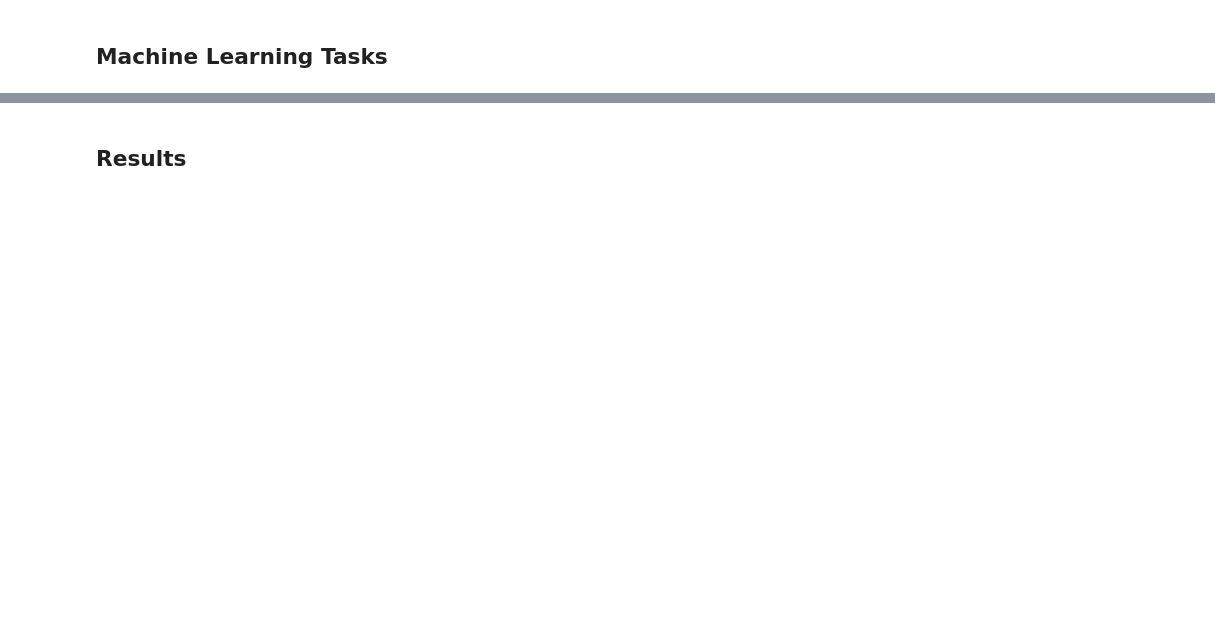
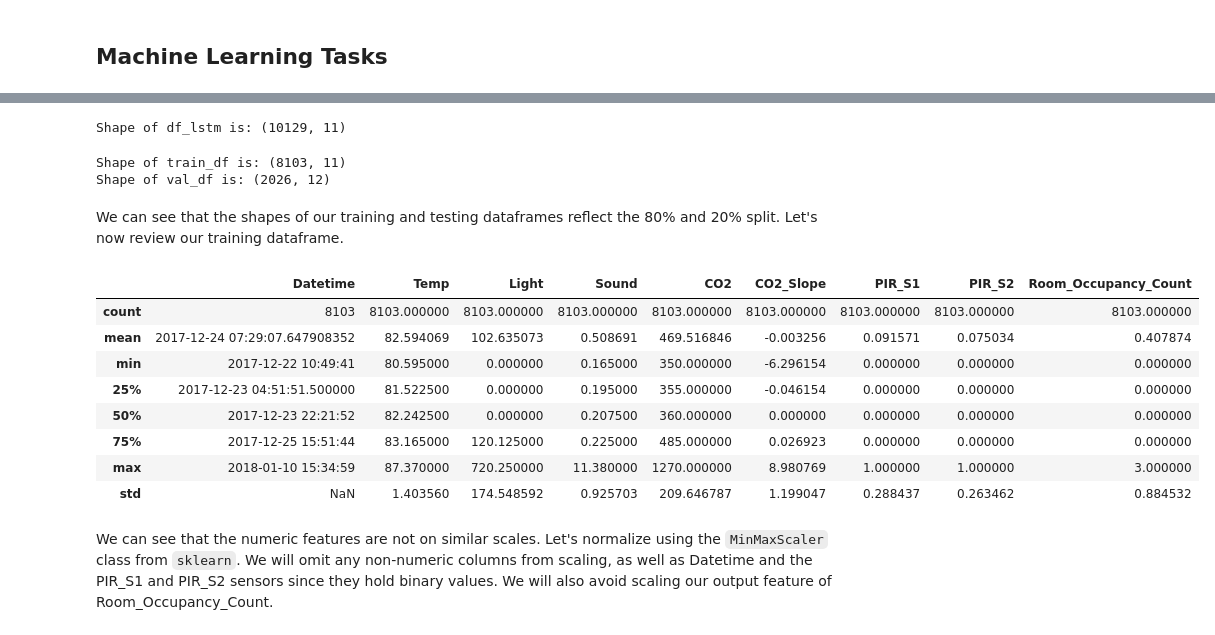
Before and after one commit to SweatyCrayfish/Room-Ocupancy-Application, a Jupyter notebook: Final Project - ML IoT Application.ipynb, the cells around one changed output, grey strips where cells are left out. Drawn from its saved outputs; the diff is of its cells as text; code cells hidden in the pictures; blank space fills up the shorter version.

````diff
--- a/Final Project - ML IoT Application.ipynb
+++ b/Final Project - ML IoT Application.ipynb
@@ -333,2 +392,41 @@ df_mr = df.copy()
-# %% [markdown]
-## Results
+# %%
+# print shape of dataframe
+print ('Shape of df_lstm is:', df_lstm.shape)
+# %% [output]
+Shape of df_lstm is: (10129, 11)
+# %%
+# find location which splits df_lstm into 80% and 20%
+loc_split = round((df_lstm.shape[0]*.80))
+
+# create train_df using 80% of df_lstm
+train_df = df_lstm.iloc[0:loc_split]
+
+# create val_df using remaining 20% of df_lstm
+val_df = df_lstm.iloc[loc_split:]
+
+# reset validation dataframe index for cleanliness
+val_df = val_df.reset_index()
+# %%
+# print shape of training and testing dataframes
+print ('Shape of train_df is:', train_df.shape)
+print ('Shape of val_df is:', val_df.shape)
+# %% [output]
+Shape of train_df is: (8103, 11)
+Shape of val_df is: (2026, 12)
+# %% [markdown]
+We can see that the shapes of our training and testing dataframes reflect the 80% and 20% split.  Let's now review our training dataframe.
+# %%
+# describe dataframe
+train_df.describe(datetime_is_numeric = True)
+# %% [output]
+|  | Datetime | Temp | Light | Sound | CO2 | CO2_Slope | PIR_S1 | PIR_S2 | Room_Occupancy_Count |
+| count | 8103 | 8103.000000 | 8103.000000 | 8103.000000 | 8103.000000 | 8103.000000 | 8103.000000 | 8103.000000 | 8103.000000 |
+| mean | 2017-12-24 07:29:07.647908352 | 82.594069 | 102.635073 | 0.508691 | 469.516846 | -0.003256 | 0.091571 | 0.075034 | 0.407874 |
+| min | 2017-12-22 10:49:41 | 80.595000 | 0.000000 | 0.165000 | 350.000000 | -6.296154 | 0.000000 | 0.000000 | 0.000000 |
+| 25% | 2017-12-23 04:51:51.500000 | 81.522500 | 0.000000 | 0.195000 | 355.000000 | -0.046154 | 0.000000 | 0.000000 | 0.000000 |
+| 50% | 2017-12-23 22:21:52 | 82.242500 | 0.000000 | 0.207500 | 360.000000 | 0.000000 | 0.000000 | 0.000000 | 0.000000 |
+| 75% | 2017-12-25 15:51:44 | 83.165000 | 120.125000 | 0.225000 | 485.000000 | 0.026923 | 0.000000 | 0.000000 | 0.000000 |
+| max | 2018-01-10 15:34:59 | 87.370000 | 720.250000 | 11.380000 | 1270.000000 | 8.980769 | 1.000000 | 1.000000 | 3.000000 |
+| std | NaN | 1.403560 | 174.548592 | 0.925703 | 209.646787 | 1.199047 | 0.288437 | 0.263462 | 0.884532 |
+# %% [markdown]
+We can see that the numeric features are not on similar scales.  Let's normalize using the ```MinMaxScaler``` class from ```sklearn```.  We will omit any non-numeric columns from scaling, as well as Datetime and the PIR_S1 and PIR_S2 sensors since they hold binary values.  We will also avoid scaling our output feature of Room_Occupancy_Count.
````
Also changed, not shown: parts of 50 cells of this notebook.
